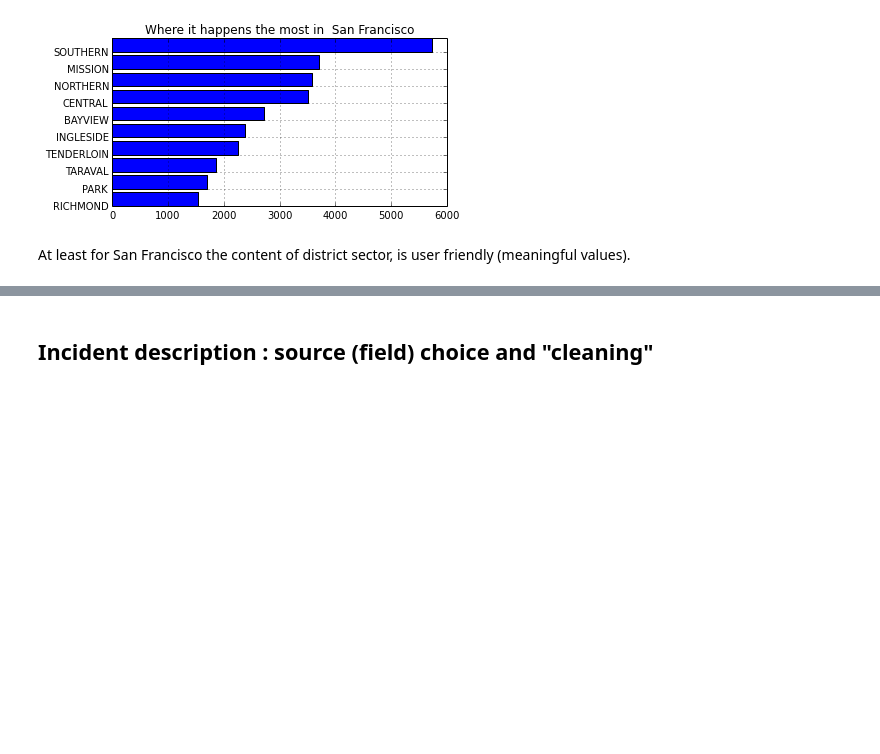
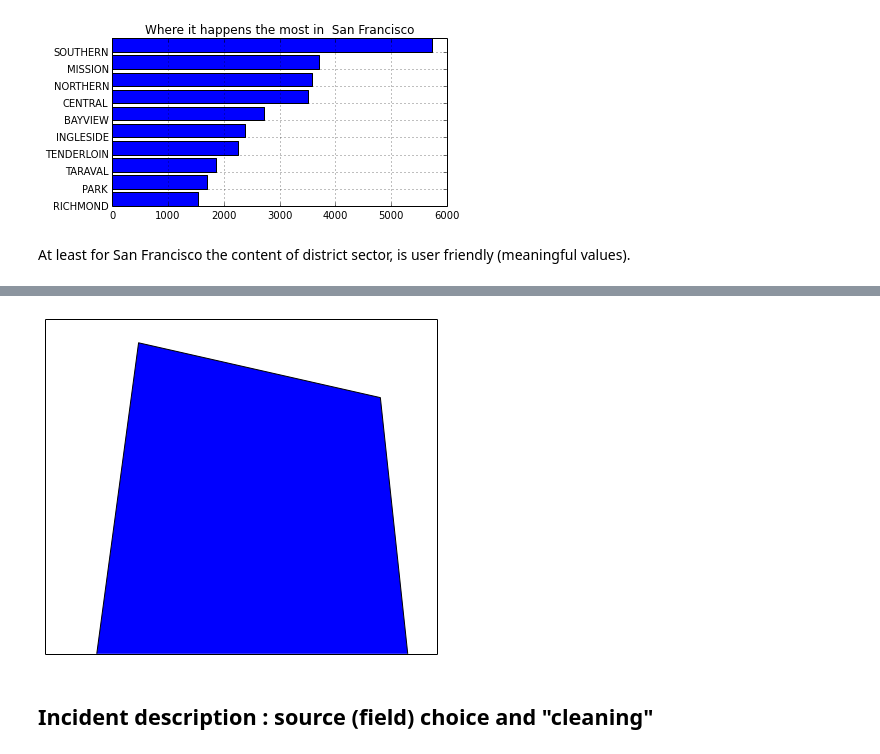
Before and after one commit to Wajih-O/datasci_course_materials, a Jupyter notebook: assignment6/Visualization.ipynb, the cells around one changed output, grey strips where cells are left out. Cells and saved outputs as stored; diff of their text form; code cells hidden in the pictures; blank space fills up the shorter version.

Commit message:
testing geo visu module

```diff
--- a/assignment6/Visualization.ipynb
+++ b/assignment6/Visualization.ipynb
@@ -171,6 +274,33 @@ plot_hist_dict(sanfrancisco_is14_data,'district_sector', top_k=20, title = 'Wher
 At least for San Francisco the content of district sector, is user friendly (meaningful values).
 # %% [markdown]
 <img src="http://www.sfdistrictattorney.org/modules/showimage.aspx?imageid=182" style="max-width:100%; width: 70%">
+# %%
+# Testing Basemap with Sanfrancisco
+
+from mpl_toolkits.basemap import Basemap
+import matplotlib.pyplot as plt
+# m = Basemap(projection='mill', llcrnrlat=-90, urcrnrlat=90, llcrnrlon=-160, urcrnrlon=160, resolution='l')
+# m = Basemap(projection='merc', lat_0=57, lon_0=-135,
+#    resolution = 'l', area_thresh = 1000.0,
+#    llcrnrlon=-136.25, llcrnrlat=56,
+#    urcrnrlon=-134.25, urcrnrlat=57.75)
+zoom_out = 0.
+m = Basemap(projection='mill',
+            resolution = 'l', area_thresh = 3000.0,
+            llcrnrlon=sanfrancisco_is14_data['reg_bbox']['llcrnrlon']-zoom_out,
+            llcrnrlat=sanfrancisco_is14_data['reg_bbox']['llcrnrlat']-zoom_out,
+            urcrnrlon=sanfrancisco_is14_data['reg_bbox']['urcrnrlon']+zoom_out,
+            urcrnrlat=sanfrancisco_is14_data['reg_bbox']['urcrnrlat']+zoom_out)
+
+m.drawcoastlines()
+m.fillcontinents(color='blue')
+#m.bluemarble()
+
+m.drawmapboundary()
+
+plt.show()
+# %% [output]
+[figure, added]
 # %% [markdown]
 ##  Incident description : source (field) choice and  "cleaning"
 # %% [markdown]
```
Also changed, not shown: parts of 9 cells of this notebook.
